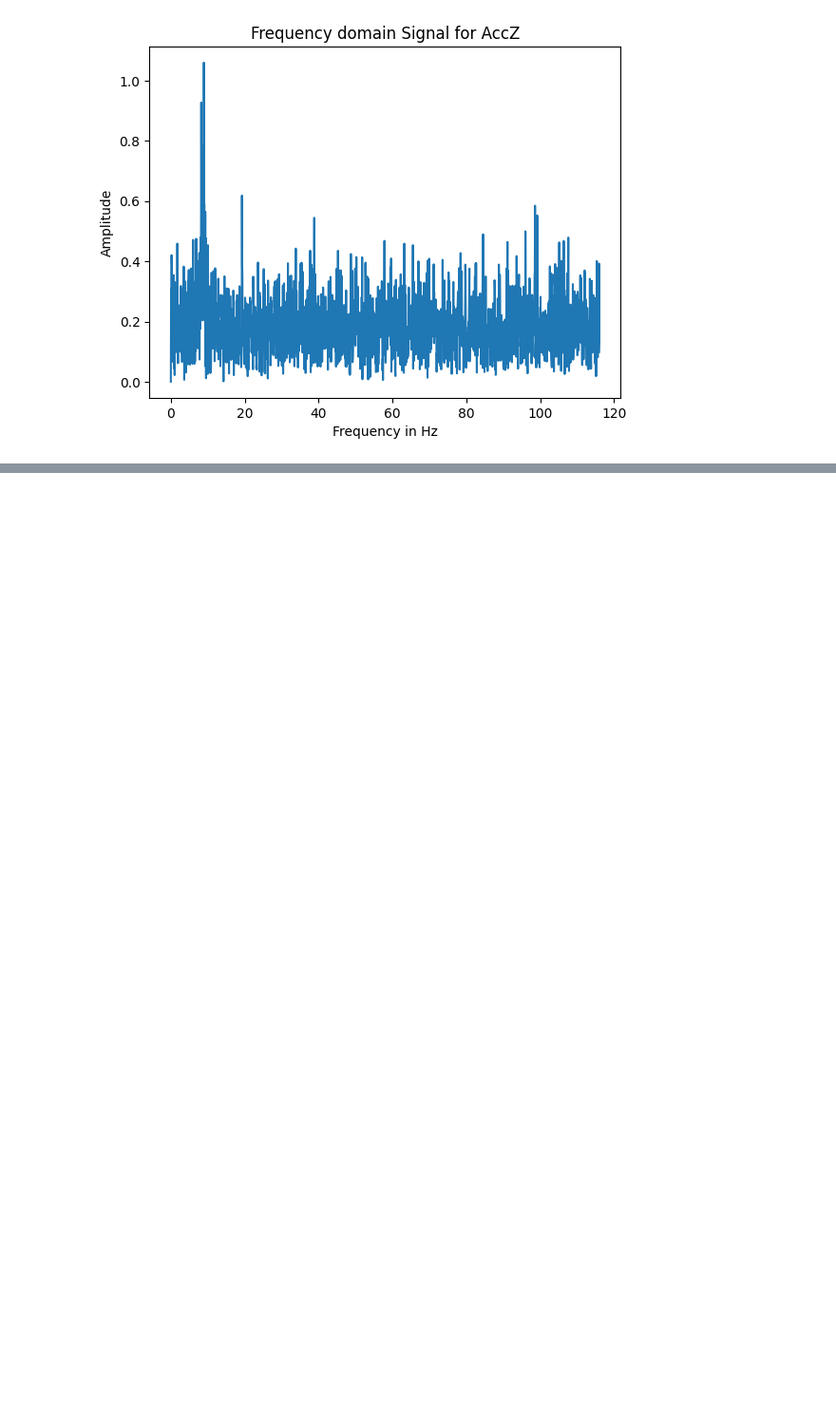
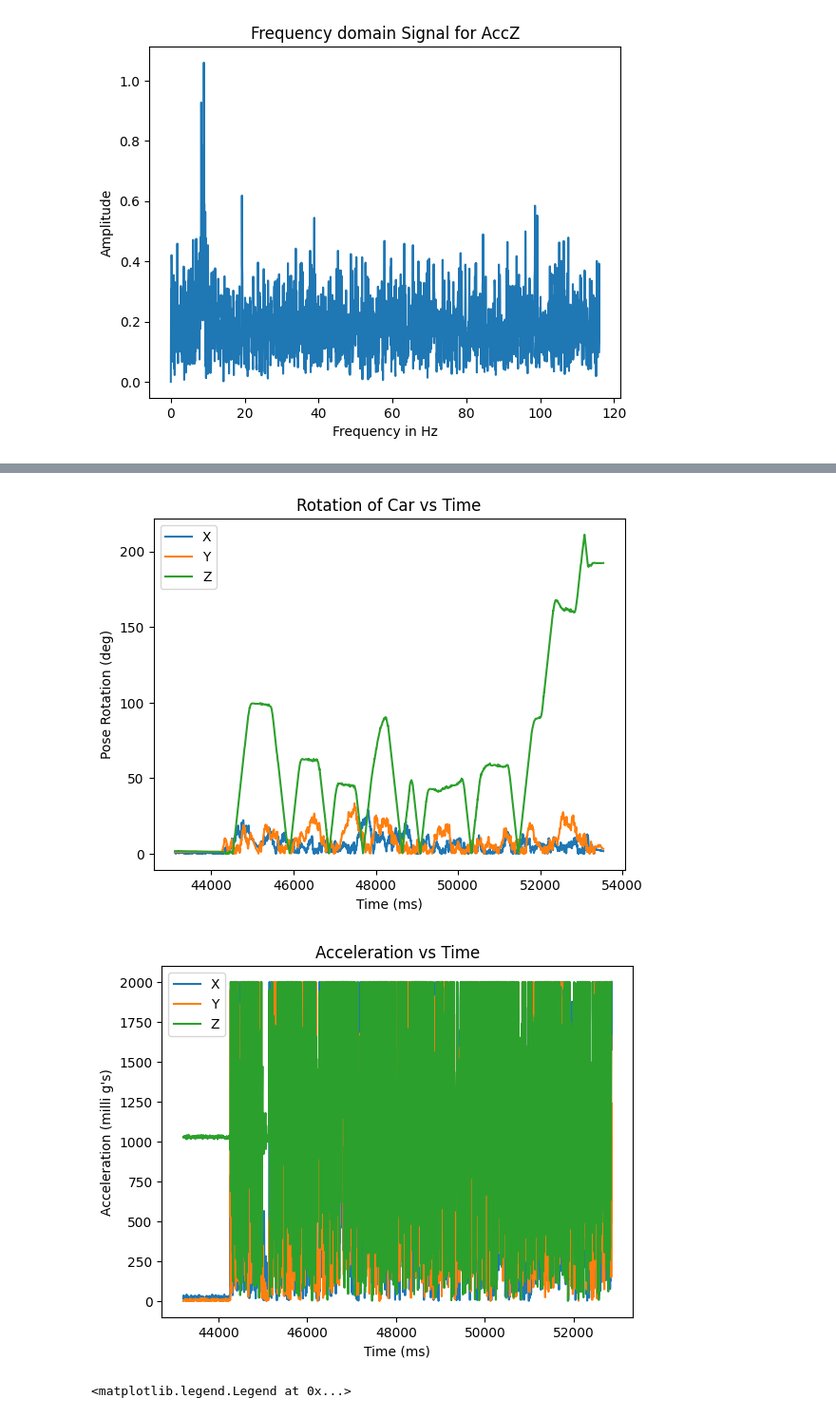
Before and after one commit to usedhondacivic/FAST-ROBOTS-2023, a Jupyter notebook: python/lab_4.ipynb, the cells around one changed output, grey strips where cells are left out. Shown at 95% size. Cells and saved outputs as stored; diff of their text form; code cells hidden in the pictures; blank space fills up the shorter version.

Commit message:
Plotting trick

```diff
--- a/python/lab_4.ipynb
+++ b/python/lab_4.ipynb
@@ -112,0 +138,30 @@ Time: 12747 | Dist: 249
+# %%
+pose = np.array(pose).astype(float)
+plt.plot(pose[:, 0], pose[:, 1])
+plt.plot(pose[:, 0], pose[:, 2])
+plt.plot(pose[:, 0], pose[:, 3])
+plt.xlabel("Time (ms)")
+plt.ylabel("Pose Rotation (deg)")
+plt.title("Rotation of Car vs Time")
+plt.legend(["X", "Y", "Z"])
+plt.show()
+accel = np.array(accel).astype(float)
+plt.plot(accel[:, 0], accel[:, 1])
+plt.plot(accel[:, 0], accel[:, 2])
+plt.plot(accel[:, 0], accel[:, 3])
+plt.xlabel("Time (ms)")
+plt.ylabel("Acceleration (milli g's)")
+plt.title("Acceleration vs Time")
+plt.legend(["X", "Y", "Z"])
+plt.show()
+tof = np.array(tof).astype(float)
+plt.plot(tof[:, 0], tof[:, 1])
+plt.plot(tof[:, 0], tof[:, 2])
+plt.xlabel("Time (ms)")
+plt.ylabel("Distance (mm)")
+plt.title("TOF Distance Readings vs Time")
+plt.legend(["Sensor A", "Sensor B"])
+# %% [output]
+[figure, added]
+[figure, added]
+<matplotlib.legend.Legend at 0x...>
```
Also changed, not shown: parts of 7 cells of this notebook, 2 other files.
